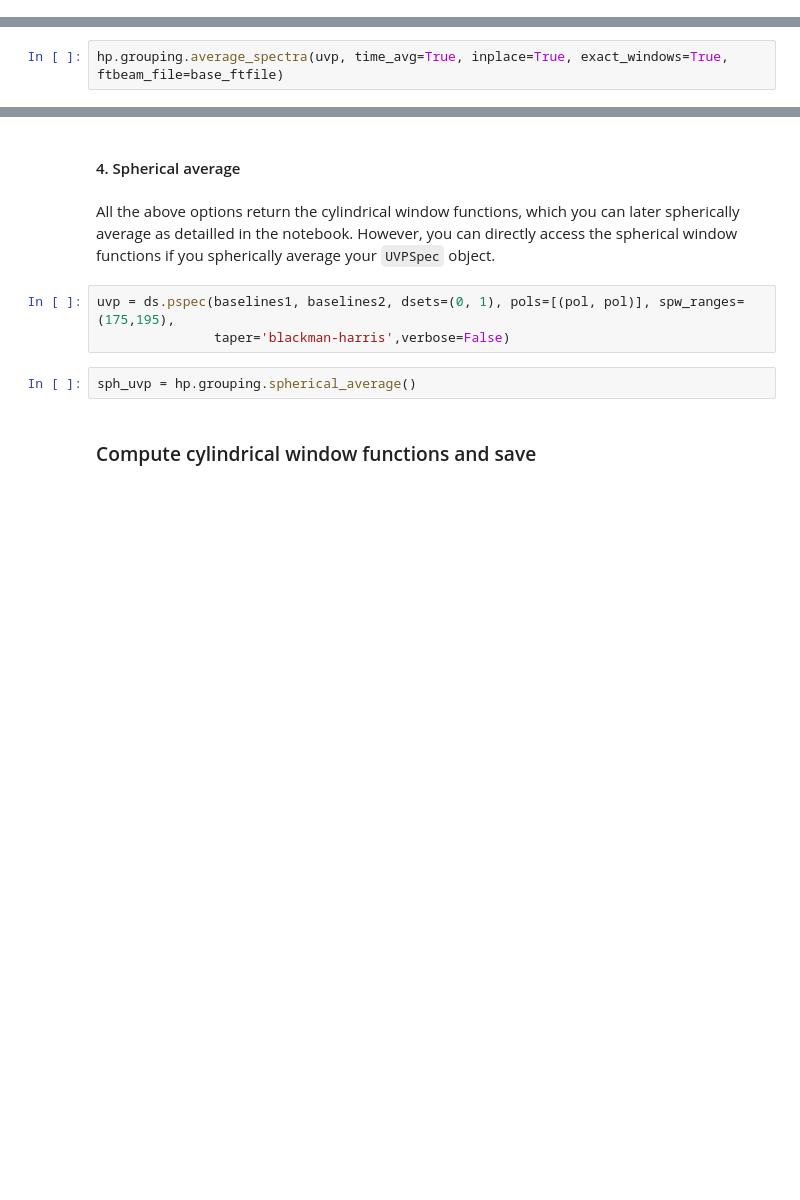
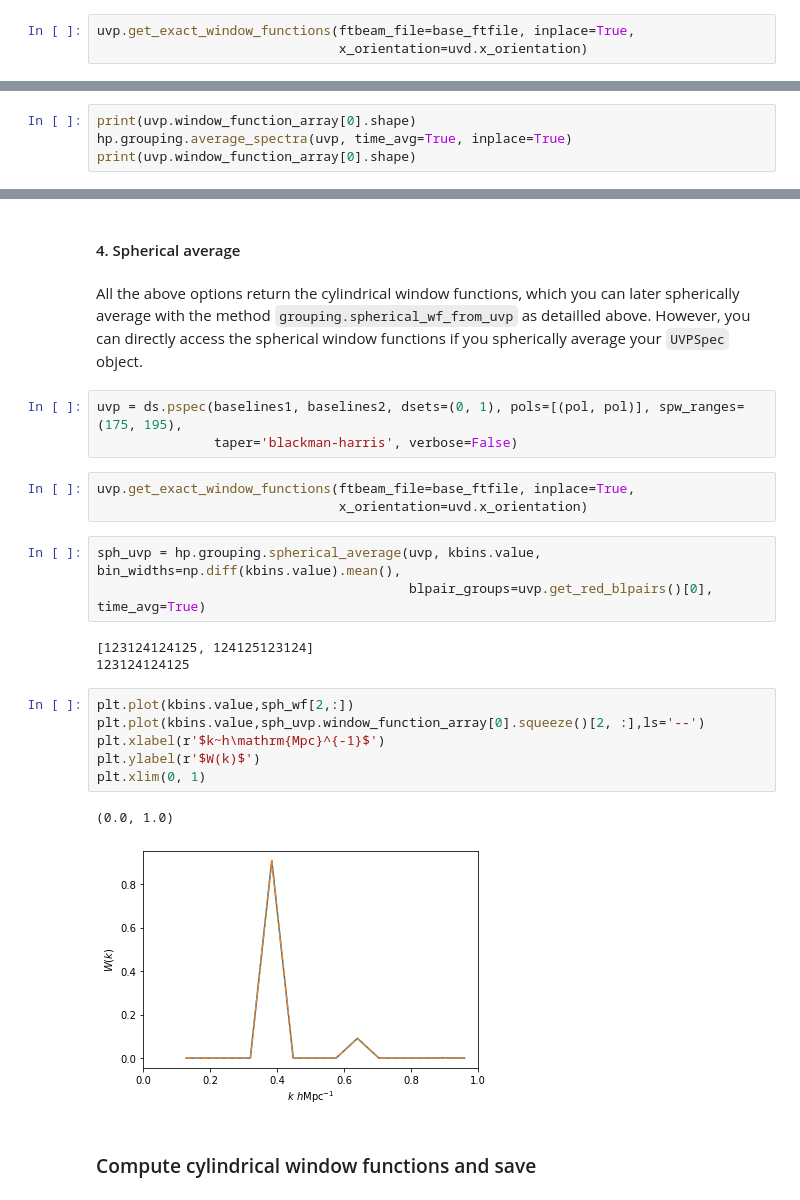
Before and after one commit to HERA-Team/hera_pspec, a Jupyter notebook: examples/UVWindow_tutorial.ipynb, the cells around one changed output, grey strips where cells are left out. Cells and saved outputs as stored; diff of their text form; blank space fills up the shorter version.

```diff
--- a/examples/UVWindow_tutorial.ipynb
+++ b/examples/UVWindow_tutorial.ipynb
@@ -439,0 +432,3 @@ With the keyword `exact_windows`, it is possible to obtain the exact window func
+# %%
+uvp.get_exact_window_functions(ftbeam_file=base_ftfile, inplace=True,
+                               x_orientation=uvd.x_orientation)
@@ -440,2 +437,4 @@ With the keyword `exact_windows`, it is possible to obtain the exact window func
 # %%
-hp.grouping.average_spectra(uvp, time_avg=True, inplace=True, exact_windows=True, ftbeam_file=base_ftfile)
+print(uvp.window_function_array[0].shape)
+hp.grouping.average_spectra(uvp, time_avg=True, inplace=True)
+print(uvp.window_function_array[0].shape)
@@ -464,12 +460,28 @@ Text(0.5, 1.0, '$(b,\\tau)=(14.6 ~\\mathrm{m},2048 ~\\mathrm{ns})$')
 # %% [markdown]
 #### 4. Spherical average
 # %% [markdown]
-All the above options return the cylindrical window functions, which you can later spherically average as detailled in the notebook. However, you can directly access the spherical window functions if you spherically average your `UVPSpec` object.
+All the above options return the cylindrical window functions, which you can later spherically average with the method `grouping.spherical_wf_from_uvp` as detailled above. However, you can directly access the spherical window functions if you spherically average your `UVPSpec` object.
 # %%
-uvp = ds.pspec(baselines1, baselines2, dsets=(0, 1), pols=[(pol, pol)], spw_ranges=(175,195),
-               taper='blackman-harris',verbose=False)
+uvp = ds.pspec(baselines1, baselines2, dsets=(0, 1), pols=[(pol, pol)], spw_ranges=(175, 195),
+               taper='blackman-harris', verbose=False)
-# %%
-sph_uvp = hp.grouping.spherical_average()
+# %%
+uvp.get_exact_window_functions(ftbeam_file=base_ftfile, inplace=True,
+                               x_orientation=uvd.x_orientation)
+# %%
+sph_uvp = hp.grouping.spherical_average(uvp, kbins.value, bin_widths=np.diff(kbins.value).mean(),
+                                        blpair_groups=uvp.get_red_blpairs()[0], time_avg=True)
+# %% [output]
+[123124124125, 124125123124]
+123124124125
+# %%
+plt.plot(kbins.value,sph_wf[2,:])
+plt.plot(kbins.value,sph_uvp.window_function_array[0].squeeze()[2, :],ls='--')
+plt.xlabel(r'$k~h\mathrm{Mpc}^{-1}$')
+plt.ylabel(r'$W(k)$')
+plt.xlim(0, 1)
+# %% [output]
+(0.0, 1.0)
+[figure, added]
 # %% [markdown]
 ### Compute cylindrical window functions and save
 # %%
```
Also changed, not shown: parts of 19 cells of this notebook, 2 other files.
